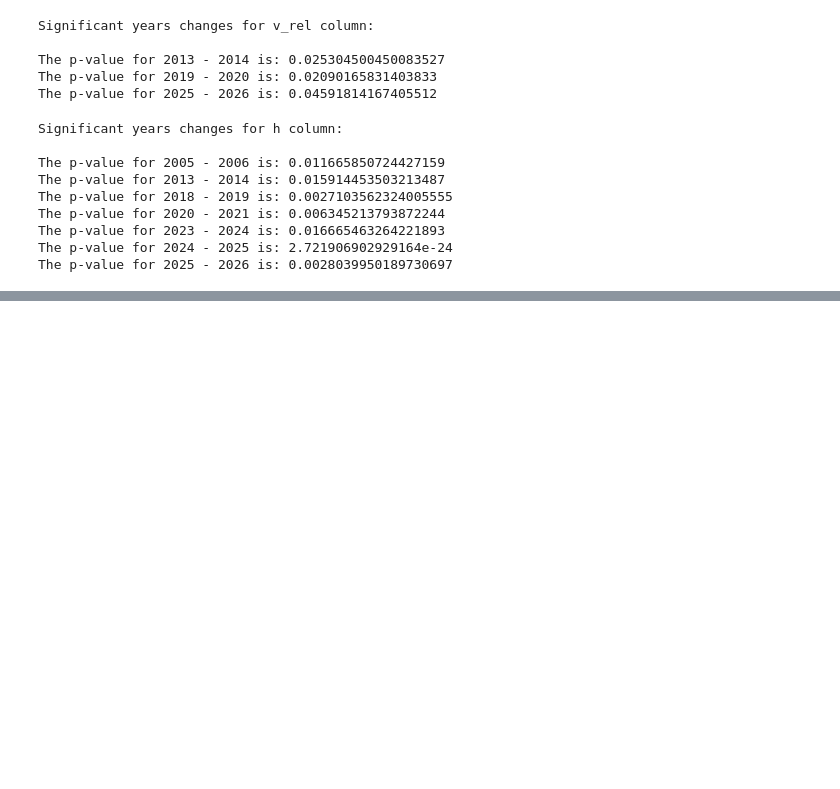
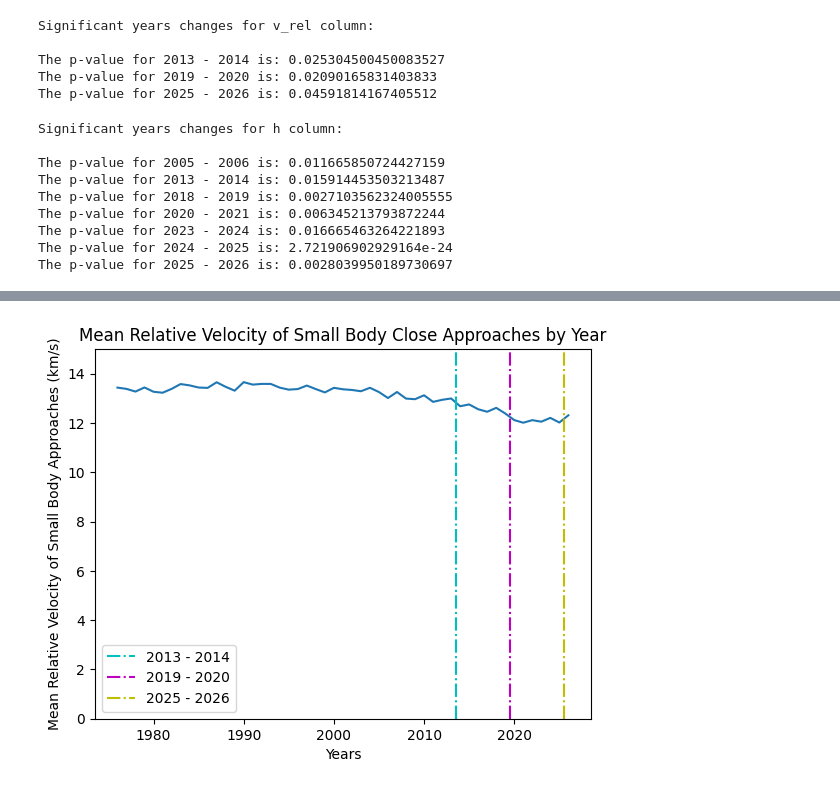
Before and after one commit to benteMarij/DSRP-Small-Body-Close-Approaches-BMdZ, a Jupyter notebook: BMdZ_DSRP_Colab_Small_Body_Close_Approaches.ipynb, the cells around one changed output, grey strips where cells are left out. Saved outputs shown, nothing was run; the diff lists cells and outputs as text; code cells hidden in the pictures; blank space fills up the shorter version.

```diff
--- a/BMdZ_DSRP_Colab_Small_Body_Close_Approaches.ipynb
+++ b/BMdZ_DSRP_Colab_Small_Body_Close_Approaches.ipynb
@@ -535,0 +570,18 @@ The p-value for 2025 - 2026 is: 0.0028039950189730697
+# %%
+# The p-value for 2013 - 2014 is: 0.025304500450083527
+# The p-value for 2019 - 2020 is: 0.02090165831403833
+# The p-value for 2025 - 2026 is: 0.04591814167405512
+
+plt.plot(yrs, yearVel)
+plt.ylim(0,15)
+plt.axvline(x = 2013.5, color = 'c', label = '2013 - 2014', linestyle = '-.')
+plt.axvline(x = 2019.5, color = 'm', label = '2019 - 2020', linestyle = '-.')
+plt.axvline(x = 2025.5, color = 'y', label = '2025 - 2026', linestyle = '-.')
+plt.title('Mean Relative Velocity of Small Body Close Approaches by Year')
+plt.xlabel('Years')
+plt.ylabel('Mean Relative Velocity of Small Body Approaches (km/s)')
+plt.legend()
+
+plt.show()
+# %% [output]
+[figure, added]
```
Also changed, not shown: parts of 4 cells of this notebook.
